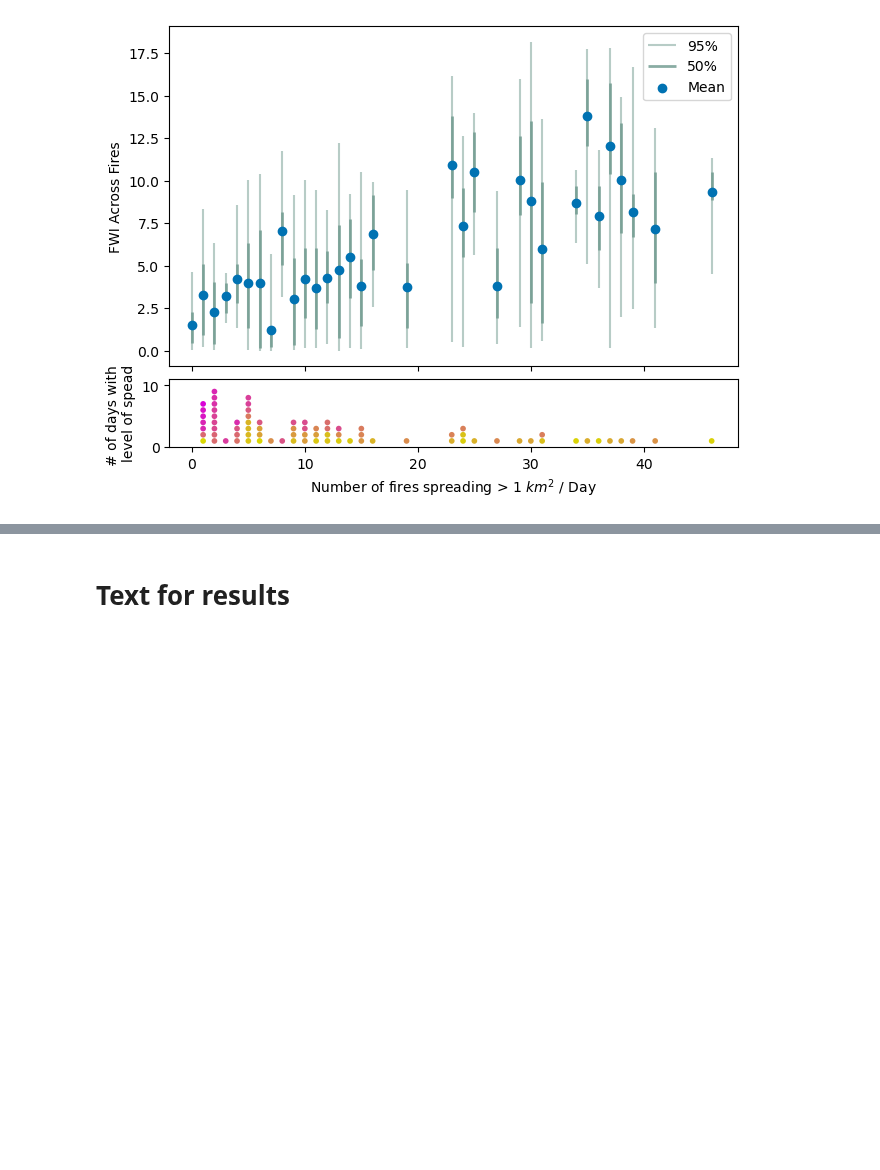
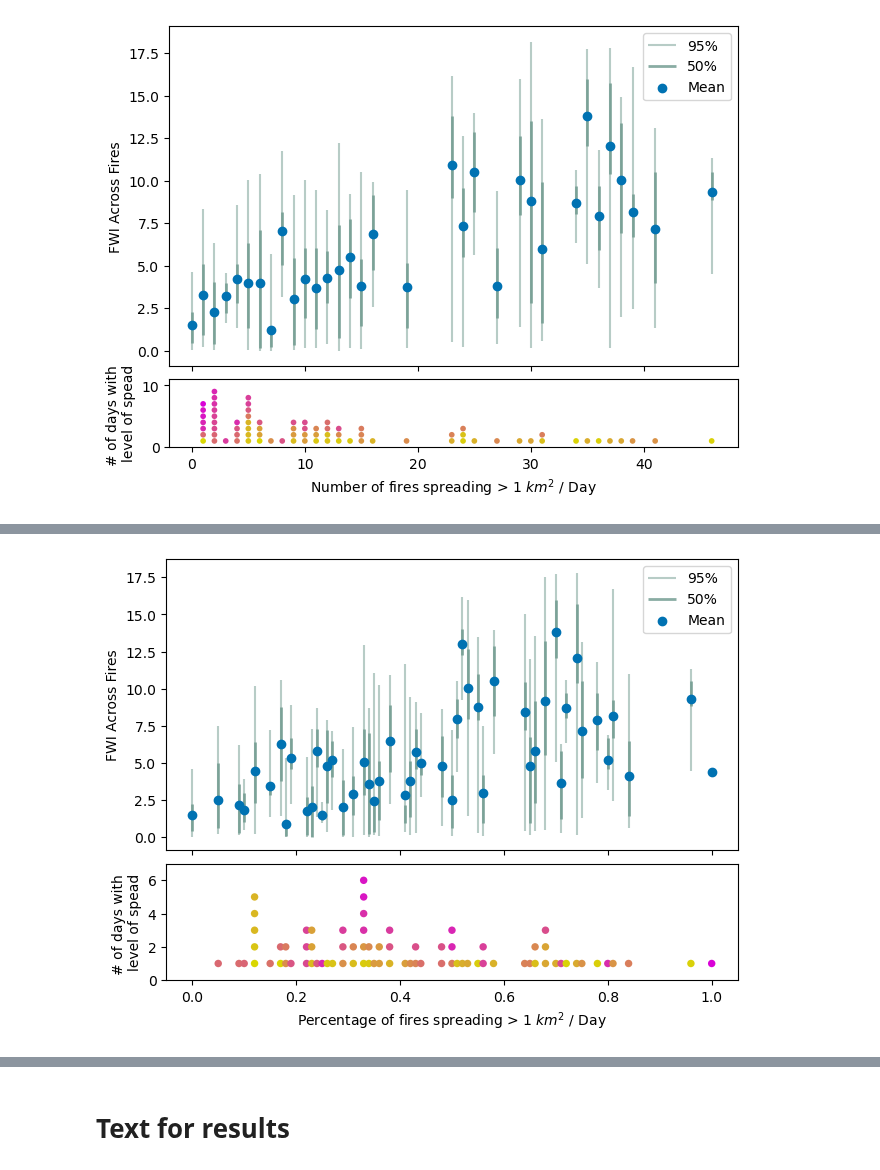
Before and after one commit to mccabete/fwiVis, a Jupyter notebook: notebooks/Number_of_fires_spreading.ipynb, the cells around one changed output, grey strips where cells are left out. Saved outputs shown, nothing was run; the diff lists cells and outputs as text; code cells hidden in the pictures; blank space fills up the shorter version.

```diff
--- a/notebooks/Number_of_fires_spreading.ipynb
+++ b/notebooks/Number_of_fires_spreading.ipynb
@@ -643,0 +558,85 @@ The number of days with 0 fires is [30]
+# %%
+df = percent_merge[['percent_fires','day_count',f'days_since_{tmin}']]
+
+# Correct aggregation: take the first count for each category (since they're repeated)
+df_agg = df.groupby('percent_fires').agg({'day_count': 'first', f'days_since_{tmin}': list}).reset_index()
+max_count = df_agg['day_count'].max()
+
+
+#fig1, ([ax, ax2],  [ax5, ax6], [ax3, ax4]) = plt.subplots(3,2, gridspec_kw={'width_ratios':[100,4], 'height_ratios': [1,5, 1]}, constrained_layout=True)
+fig, ([ax, ax2]) = plt.subplots(2, 1, gridspec_kw={ 'height_ratios': [5,2]},sharex=True, constrained_layout=True) #
+
+# Plot the data on the axes
+point_color = "#0072B2"
+line_color = "#87ABA1"
+dark_line_color = darken_color(line_color, scale = darkness_factor)
+ax.vlines(x = percent_test.percent_fires, ymin =percent_test['025_percent'], ymax = percent_test['975_percent'], alpha = 0.6, color = line_color, label = "95%", zorder = 1)
+ax.vlines(x = percent_test.percent_fires, ymin =percent_test['25_percent'], ymax = percent_test['75_percent'], alpha = 0.8, linewidth=2, color = dark_line_color, label = "50%", zorder = 2)
+ax.scatter(x = percent_test.percent_fires, y = percent_test.mean_fwi, label = "Mean", color = point_color, zorder = 3)
+ax.legend()
+
+
+
+
+# Set the title of the plot
+ax.set_title("")
+
+# Set the labels for the x and y axes
+ax.set_ylabel("FWI Across Fires")
+#ax2.set_xlabel(f"Percentage of fires spreading > {thresh} $km^2$ / Day")
+
+#### Dot plot
+# ax2.barh(percent_test.percent_fires, percent_test.day_count)
+# #ax2.set_yscale("log")
+# ax2.set_xlabel("# of days with \nlevel of spead")
+# #ax2.xaxis.set_visible(False)
+point_size = (1 / max_count) * ax2.get_window_extent().height * 9
+# for i, row in df_agg.iterrows():
+#     category = row['percent_fires']
+#     count = row['day_count']
+#     qualities = row[f'days_since_{tmin}']
+
+#     y = [i] * count
+#     #y = category
+#     x = np.arange(count)
+
+#     scatter = ax2.scatter(x, y, c=qualities[:count], cmap='viridis', s=point_size*0.7, edgecolor='none')
+cmap = cm.spring_r
+norm = plt.Normalize(0, df[f'days_since_{tmin}'].max())
+
+for pcategory, group in df[df.percent_fires > 0].groupby('percent_fires'):
+#for pcategory, group in df.groupby('percent_fires'):
+    pcount = group['day_count'].iloc[0]
+    #print("pecount", pcount)
+    pqualities = group[f'days_since_{tmin}'].tolist()
+    #print("pqualities", pqualities)
+
+    y_value = pcategory #group['percent_fires'].iloc[0]  # Assuming you have a 'y_value' column that matches your scatter plot
+    #print("pcategory", pcategory)
+    #print(str(y_value) + " : Number of fires")
+    #print(str(qualities) + ": days since")
+    x =  np.arange(pcount) + 1
+    y = [y_value] * pcount
+    # print("x", x)
+    # print("y", y)
+    #ax2.set_xlim(left = 0)
+    ax2.scatter(y, x, c=pqualities, cmap=darker_cmap, norm = norm, s=point_size, edgecolor='none') # 'spring_r' # qualities[:count]
+
+
+    #ax2.set_xlim(xmin = 0, xmax = df[df.percent_fires > 0].day_count.max() + 1)
+# categories = df['percent_fires'].unique()
+# ax2.set_yticks(range(len(categories)))
+#ax2.set_y=yticks(range(len(df_agg)))
+#ax.set_xticklabels(df_agg['percent_fires'])
+ax2.set_ylabel("# of days with \nlevel of spead")
+ax2.set_xlabel(f"Percentage of fires spreading > {thresh} $km^2$ / Day")
+ax2.set_ylim(bottom = 0)
+ax2.set_ylim(top = 7)
+# cbar = plt.colorbar(ax2)
+# cbar.set_label('Days Past 5/31')
+sm =  ScalarMappable(norm=norm, cmap = darker_cmap)
+#cbar = fig.colorbar(sm, ax = ax2, orientation='vertical', label = f"Days Since Start of Fire Season")
+plt.savefig(f"some_figs/fires_spread_fwi_distribution/percent_no_zeros_cbar_with_dots_number_fires_spread_{thresh}.png")
+print(f"The number of days with 0 fires is {df[df.percent_fires == 0].day_count.unique()}")
+plt.show()
+# %% [output]
@@ -643,0 +644 @@ The number of days with 0 fires is [30]
+[figure, added]
```
Also changed, not shown: parts of 7 cells of this notebook, 6 other files.
